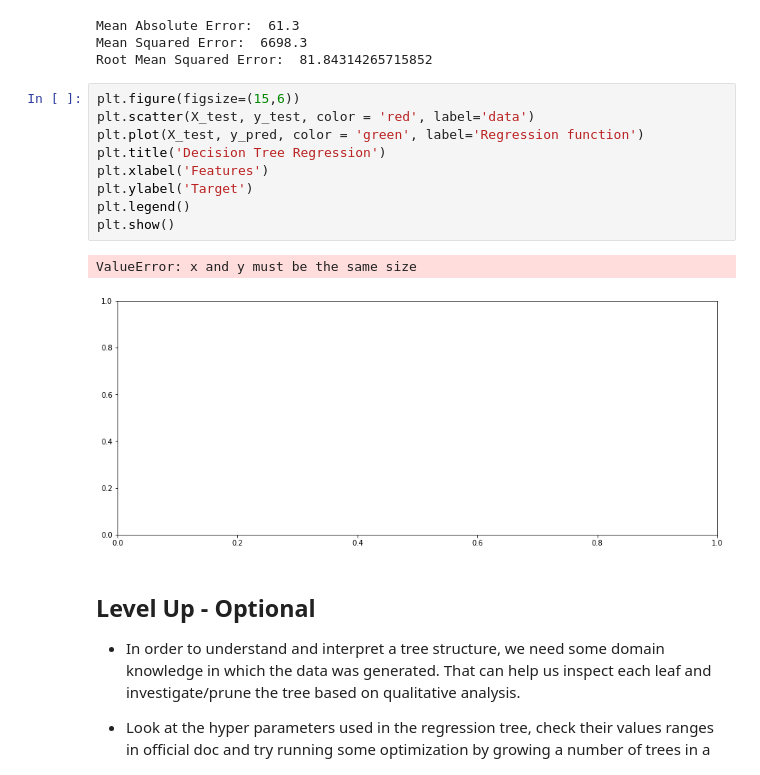
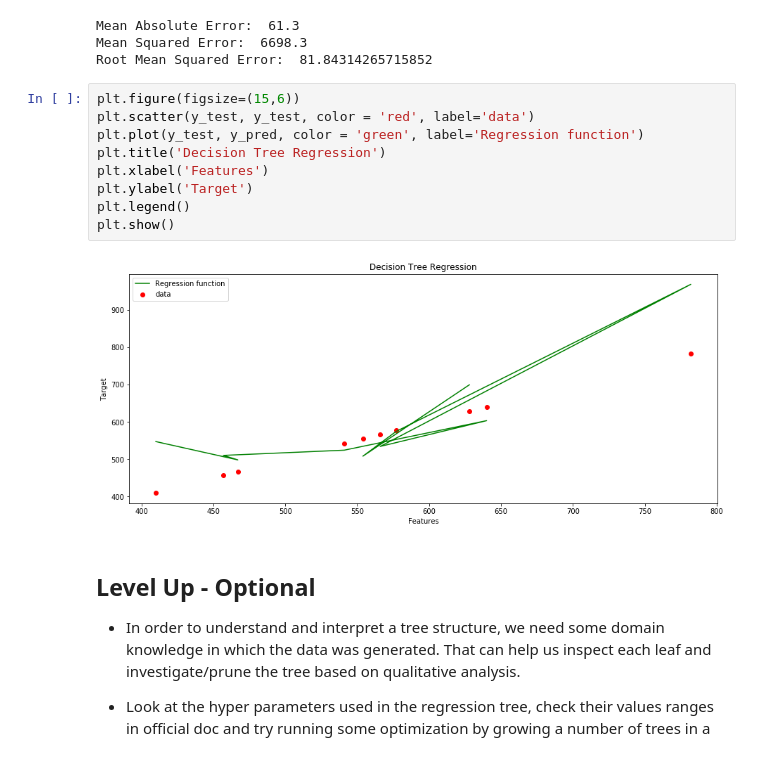
Before and after one commit to fleralle/dsc-regression-cart-trees-lab-houston-ds-042219, a Jupyter notebook: index.ipynb, the cells around one changed output. Saved outputs shown, nothing was run; the diff lists cells and outputs as text.

```diff
--- a/index.ipynb
+++ b/index.ipynb
@@ -110,16 +110,15 @@ Mean Squared Error:  6698.3
 Root Mean Squared Error:  81.84314265715852
 # %%
 plt.figure(figsize=(15,6))
-plt.scatter(X_test, y_test, color = 'red', label='data')
-plt.plot(X_test, y_pred, color = 'green', label='Regression function')
+plt.scatter(y_test, y_test, color = 'red', label='data')
+plt.plot(y_test, y_pred, color = 'green', label='Regression function')
 plt.title('Decision Tree Regression')
 plt.xlabel('Features')
 plt.ylabel('Target')
 plt.legend()
 plt.show()
 # %% [output]
-ValueError: x and y must be the same size
-[figure, old version]
+[figure, new version]
 # %% [markdown]
 ## Level Up - Optional
 
```
